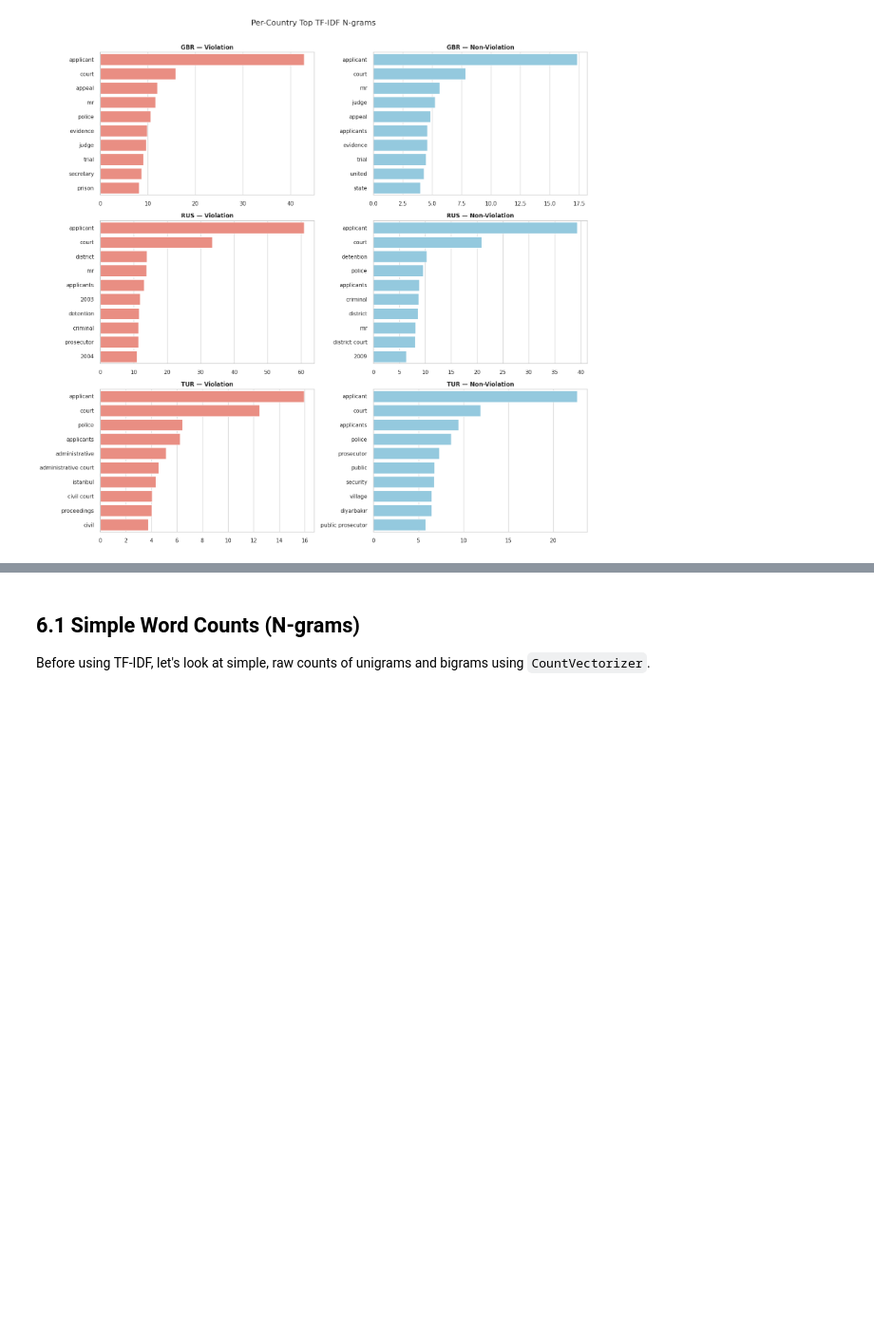
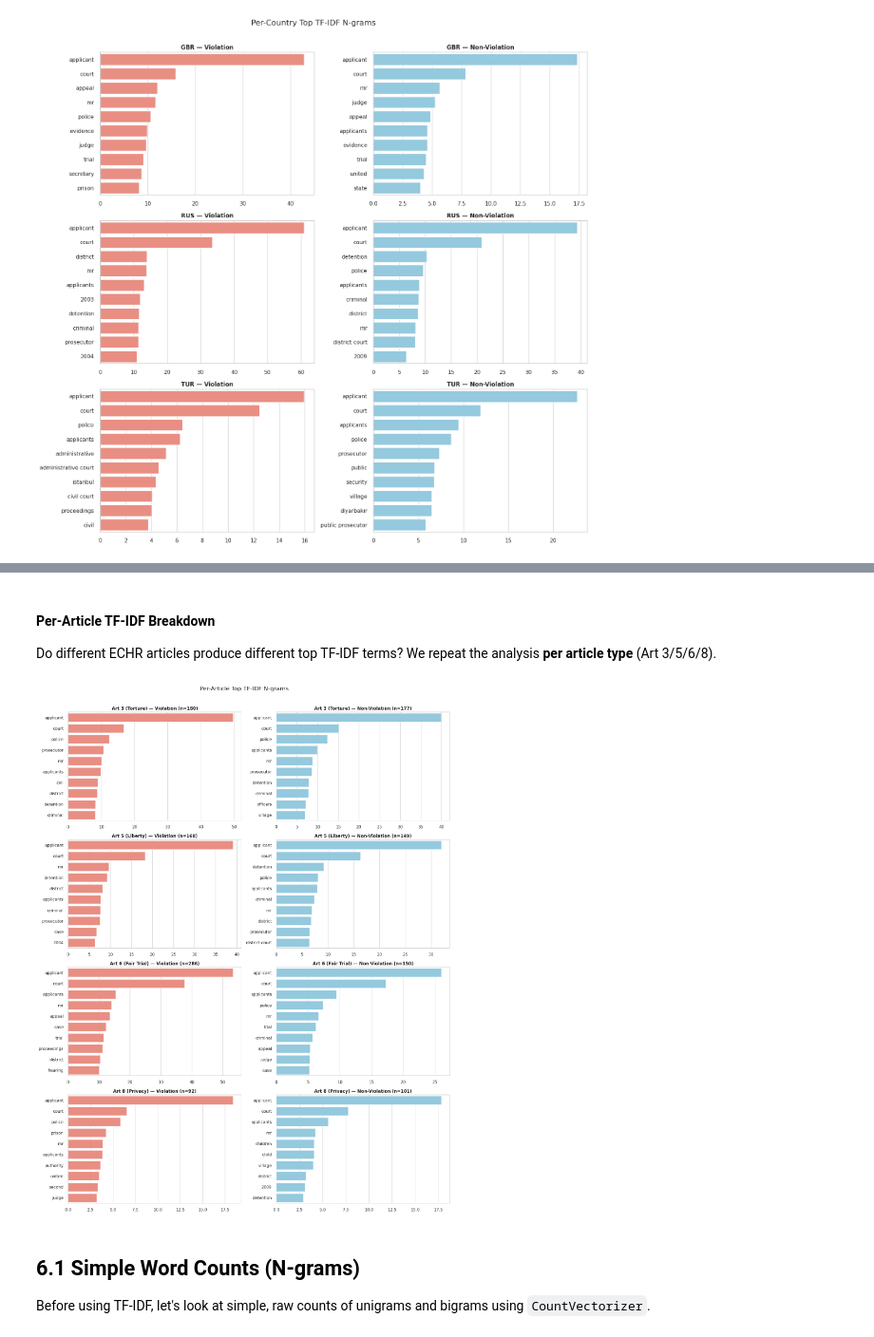
Before and after one commit to seaskyjj/echr, a Jupyter notebook: EDA.ipynb, the cells around one changed output, grey strips where cells are left out. Shown at 95% size. Cells and saved outputs as stored; diff of their text form; code cells hidden in the pictures; blank space fills up the shorter version.

Commit message:
upload for article separated tf-idf and fighting words

```diff
--- a/EDA.ipynb
+++ b/EDA.ipynb
@@ -628,6 +628,39 @@ Non-Violation — terms shared by ALL 3 countries (top 15 each): {'court', 'appl
   RUS ∩ TUR: 4/15 Violation terms shared, 6/15 Non-Violation terms shared
 
 → Shared terms are candidate SPURIOUS features: models may latch onto these non-legal cues.
+# %% [markdown]
+#### Per-Article TF-IDF Breakdown
+Do different ECHR articles produce different top TF-IDF terms? We repeat the analysis **per article type** (Art 3/5/6/8).
+# %%
+article_map = {'3': 'Art 3 (Torture)', '5': 'Art 5 (Liberty)',
+                '6': 'Art 6 (Fair Trial)', '8': 'Art 8 (Privacy)'}
+
+fig, axes = plt.subplots(len(article_map), 2, figsize=(16, 5 * len(article_map)))
+
+for i, (art_num, art_name) in enumerate(article_map.items()):
+    mask = (
+        df['violation_articles'].str.contains(art_num, na=False) |
+        df['nonviolation_articles'].str.contains(art_num, na=False)
+    )
+    a_df = df[mask]
+    a_viol = a_df[a_df['label'] == 1]['text'].dropna()
+    a_nviol = a_df[a_df['label'] == 0]['text'].dropna()
+
+    if len(a_viol) >= 5:
+        top_v = get_top_n_tfidf(a_viol, n=10)
+        sns.barplot(x=[v for _, v in top_v], y=[w for w, _ in top_v], ax=axes[i, 0], color='salmon')
+    axes[i, 0].set_title(f'{art_name} — Violation (n={len(a_viol)})', fontsize=12, fontweight='bold')
+
+    if len(a_nviol) >= 5:
+        top_nv = get_top_n_tfidf(a_nviol, n=10)
+        sns.barplot(x=[v for _, v in top_nv], y=[w for w, _ in top_nv], ax=axes[i, 1], color='skyblue')
+    axes[i, 1].set_title(f'{art_name} — Non-Violation (n={len(a_nviol)})', fontsize=12, fontweight='bold')
+
+plt.suptitle('Per-Article Top TF-IDF N-grams', fontsize=16, y=1.01)
+plt.tight_layout()
+plt.show()
+# %% [output]
+[figure, added]
 # %% [markdown]
 ## 6.1 Simple Word Counts (N-grams)
 Before using TF-IDF, let's look at simple, raw counts of unigrams and bigrams using `CountVectorizer`.
```
Also changed, not shown: parts of 5 cells of this notebook, 1 other file.
